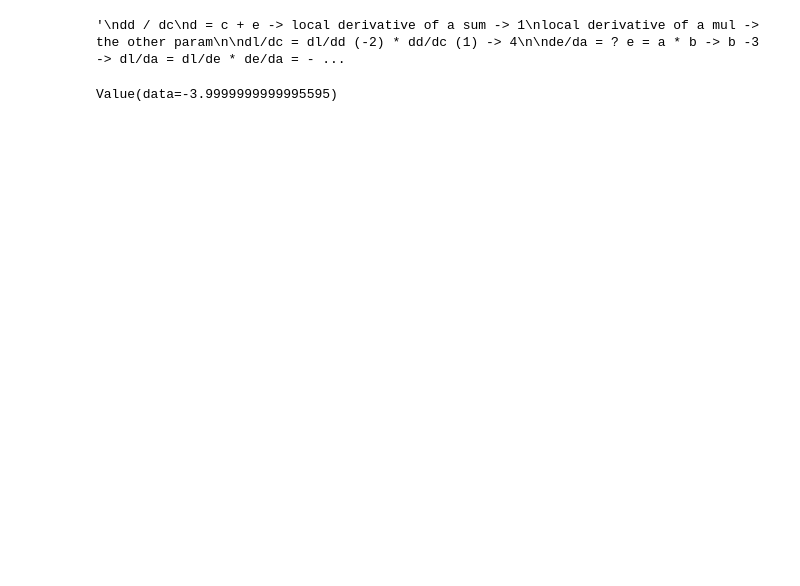
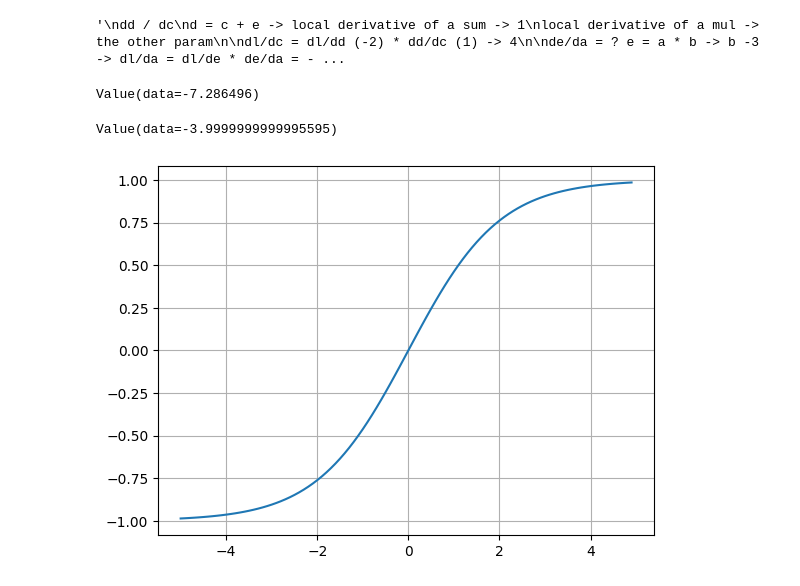
Before and after one commit to maduma/micrograd, a Jupyter notebook: microrad.ipynb, the cells around one changed output. Drawn from its saved outputs; the diff is of its cells as text; code cells hidden in the pictures; blank space fills up the shorter version.

```diff
--- a/microrad.ipynb
+++ b/microrad.ipynb
@@ -152,6 +162,18 @@ de/db -> -2.0 * 2 -> -4.0
 '''
 # %% [output]
 '\ndd / dc\nd = c + e -> local derivative of a sum -> 1\nlocal derivative of a mul -> the other param\n\ndl/dc = dl/dd (-2) * dd/dc (1) -> 4\n\nde/da = ? e = a * b -> b -3 -> dl/da = dl/de * de/da = - ...
+# %%
+u = 0.01
+a.data += u * a.grad
+b.data += u * b.grad
+c.data += u * c.grad
+f.data += u * f.grad
+e = a * b
+d = e + c
+L = d * f
+L
+# %% [output]
+Value(data=-7.286496)
 # %%
 def lol():
     h = Value(-0.001)
@@ -183,0 +206,7 @@ Value(data=-3.9999999999995595)
+# %%
+xs = np.arange(-5, 5, 0.1)
+ys = np.tanh(xs / 2)
+plt.plot(xs, ys)
+plt.grid();
+# %% [output]
+[figure, added]
```
Also changed, not shown: parts of 6 cells of this notebook.
